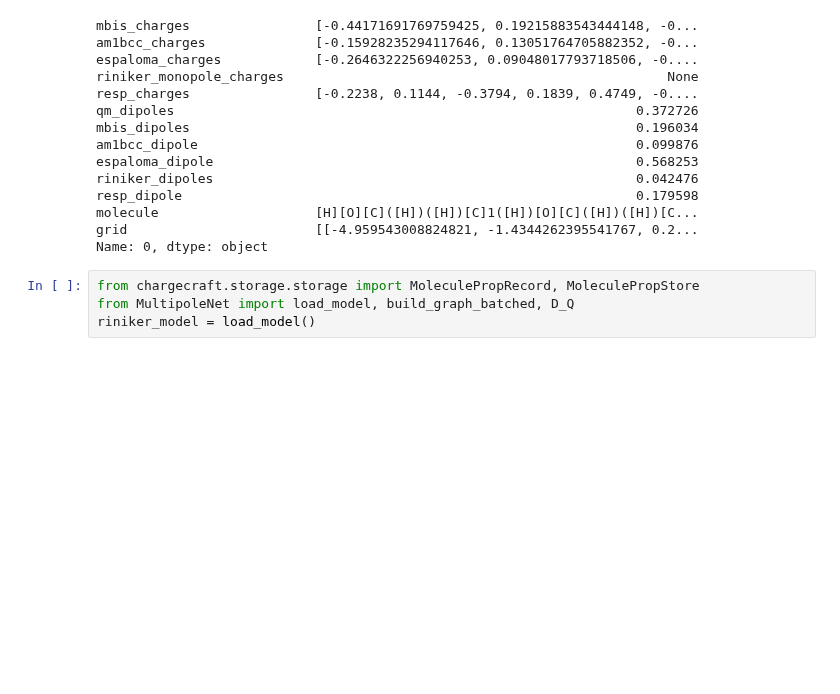
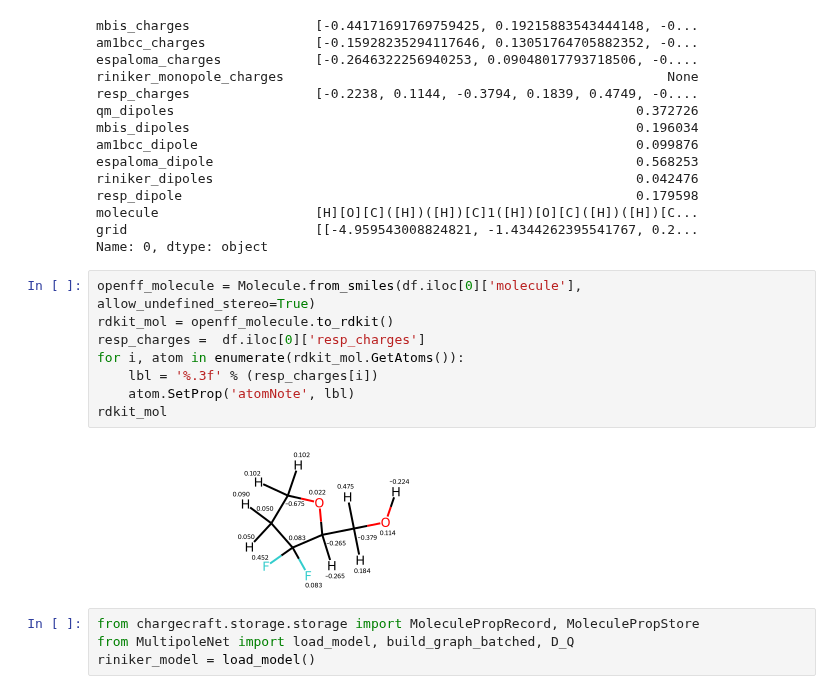
Before and after one commit to bismuthadams1/charge_paper, a Jupyter notebook: explore_parquet.ipynb, the cells around one changed output. Saved outputs shown, nothing was run; the diff lists cells and outputs as text; blank space fills up the shorter version.

```diff
--- a/explore_parquet.ipynb
+++ b/explore_parquet.ipynb
@@ -140,6 +117,16 @@ resp_dipole                                                          0.179598
 molecule                    [H][O][C]([H])([H])[C]1([H])[O][C]([H])([H])[C...
 grid                        [[-4.959543008824821, -1.4344262395541767, 0.2...
 Name: 0, dtype: object
+# %%
+openff_molecule = Molecule.from_smiles(df.iloc[0]['molecule'], allow_undefined_stereo=True)
+rdkit_mol = openff_molecule.to_rdkit()
+resp_charges =  df.iloc[0]['resp_charges']
+for i, atom in enumerate(rdkit_mol.GetAtoms()):
+    lbl = '%.3f' % (resp_charges[i])
+    atom.SetProp('atomNote', lbl)
+rdkit_mol
+# %% [output]
+[figure, added]
 # %%
 from chargecraft.storage.storage import MoleculePropRecord, MoleculePropStore
 from MultipoleNet import load_model, build_graph_batched, D_Q
```
Also changed, not shown: parts of 1 cell of this notebook, 2 other files.
